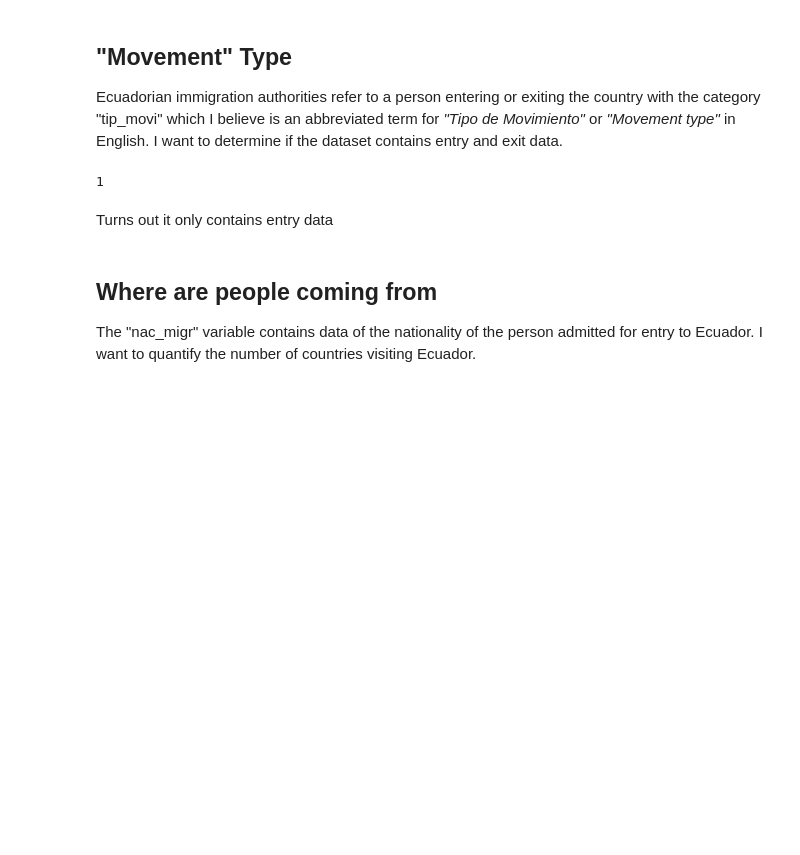
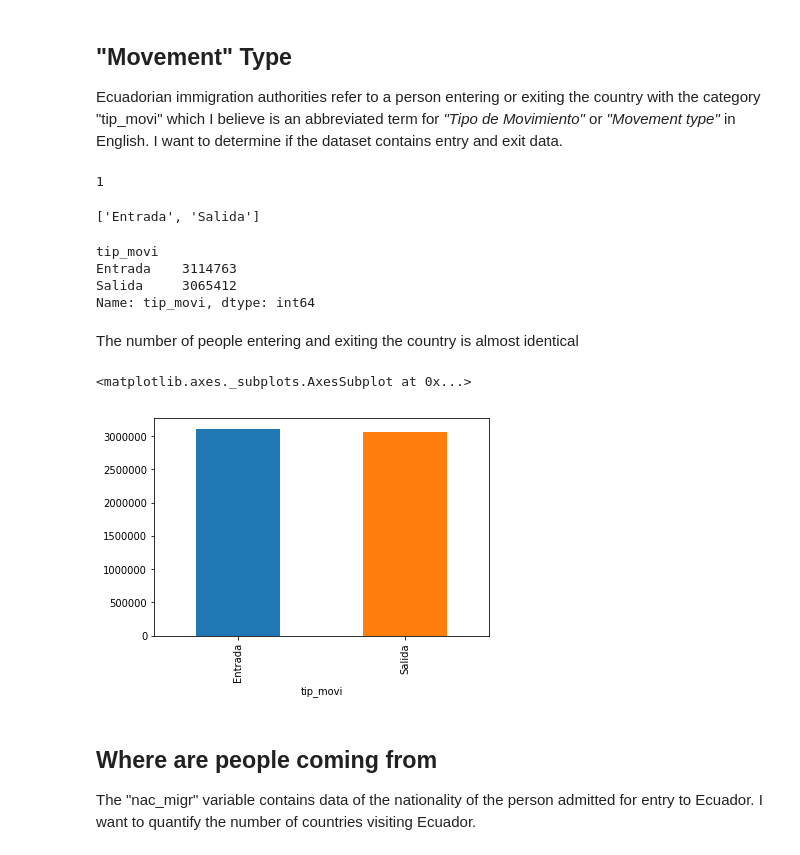
Before and after one commit to suprematis/Ecuador_Migration_Patterns, a Jupyter notebook: Migration_Data_Ingest_Ecuador.ipynb, the cells around one changed output. Cells and saved outputs as stored; diff of their text form; code cells hidden in the pictures; blank space fills up the shorter version.

Commit message:
Plotted entry exit data for to illustrate metrics

```diff
--- a/Migration_Data_Ingest_Ecuador.ipynb
+++ b/Migration_Data_Ingest_Ecuador.ipynb
@@ -226,8 +226,25 @@ Ecuadorian immigration authorities refer to a person entering or exiting the cou
 inout2017_noheader['tip_movi'].nunique()
 # %% [output]
 1
-# %% [markdown]
-Turns out it only contains entry data
+# %%
+inout2017_noheader.groupby(['tip_movi']).groups.keys()
+# %% [output]
+['Entrada', 'Salida']
+# %%
+entry_exit_EC_2017 = inout2017_noheader.groupby('tip_movi')['tip_movi'].count()
+entry_exit_EC_2017
+# %% [output]
+tip_movi
+Entrada    3114763
+Salida     3065412
+Name: tip_movi, dtype: int64
+# %% [markdown]
+The number of people entering and exiting the country is almost identical
+# %%
+entry_exit_EC_2017.plot.bar()
+# %% [output]
+<matplotlib.axes._subplots.AxesSubplot at 0x...>
+[figure, added]
 # %% [markdown]
 ## Where are people coming from
 The "nac_migr" variable contains data of the nationality of the person admitted for entry to Ecuador.  I want to quantify the number of countries visiting Ecuador.
```
